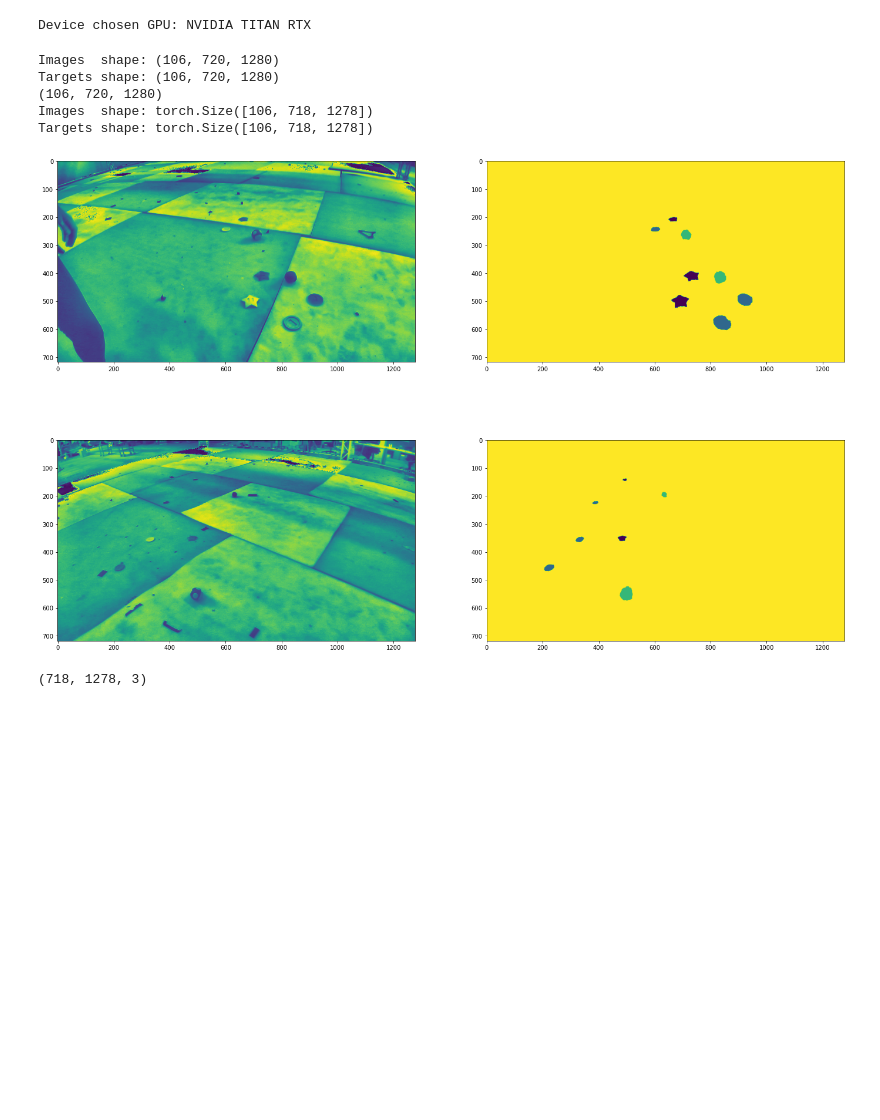
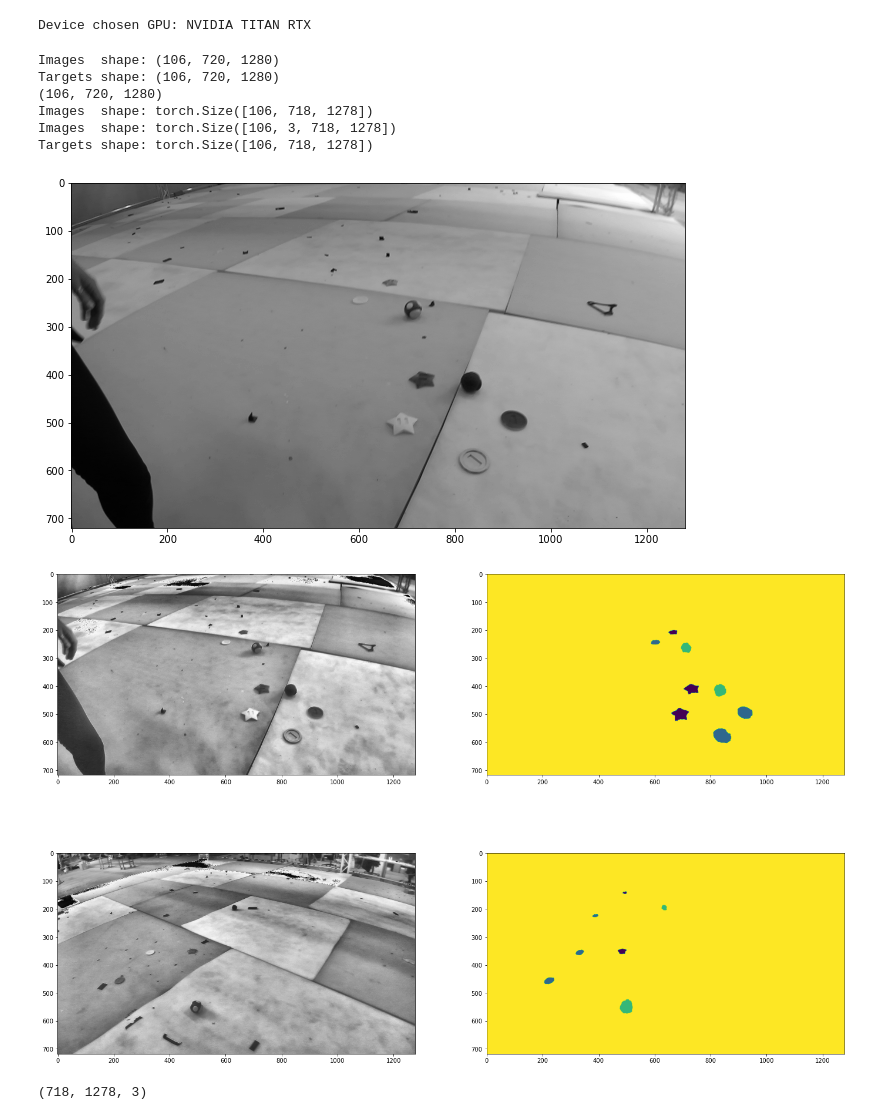
Before and after one commit to KJK-group/UOE-Computer-Vision, a Jupyter notebook: amr_sheet04.ipynb, the cells around one changed output. Cells and saved outputs as stored; diff of their text form; code cells hidden in the pictures; blank space fills up the shorter version.

Commit message:
feat(project_sheet04): Created own dataset and successfully training it

```diff
--- a/amr_sheet04.ipynb
+++ b/amr_sheet04.ipynb
@@ -77,8 +80,8 @@ def clahe(img):
     return image_clahe
 
 #dataset_images  = np.array([np.array(transform(outline(np.array(PIL.Image.open(filename).convert('RGB'))))) for filename in file_list_images])#.permute(0,3,1,2)
-dataset_images  = np.array([np.array(clahe(np.array(PIL.Image.open(filename).convert('RGB')))) for filename in file_list_images])#.permute(0,3,1,2)
-dataset_targets = np.array([np.array(PIL.Image.open(filename))[:,:,0] for filename in file_list_targets])#.permute(0,3,1,2)
+dataset_images  = np.array([np.array(clahe(np.array(Image.open(filename).convert('RGB')))) for filename in file_list_images])#.permute(0,3,1,2)
+dataset_targets = np.array([np.array(Image.open(filename))[:,:,0] for filename in file_list_targets])#.permute(0,3,1,2)
 
 print("Images  shape:", dataset_images.shape)
 print("Targets shape:", dataset_targets.shape)
@@ -88,6 +91,11 @@ print("Targets shape:", dataset_targets.shape)
 print(dataset_images.shape)
 dataset_images  = torch.tensor(dataset_images[:,1:-1,1:-1], device=device)#.permute(0,3,1,2) # [:,1:-1,1:-1,0:3] ignores edge pixels on all sides of the image, and 0:3 ignores the alpha value
 dataset_targets = torch.tensor(dataset_targets[:,1:-1,1:-1], device=device)
+
+print("Images  shape:", dataset_images.shape)
+dataset_images.unsqueeze_(dim=3)
+dataset_images = dataset_images.repeat(1, 1, 1, 3) # Has shape [106, 718, 1278, 3]
+dataset_images = dataset_images.permute(0, 3, 1, 2)
 print("Images  shape:", dataset_images.shape)
 print("Targets shape:", dataset_targets.shape)
 with torch.no_grad():
@@ -117,43 +125,50 @@ with torch.no_grad():
     # ax[1][0].imshow(dataset_images[83])
     # ax[1][1].imshow(dataset_targets[83])
 
+    plt.figure(figsize=(11, 7))
+    plt.imshow(ImageOps.grayscale(Image.open(file_list_images[0])), cmap='gray')
+
+
     '''Plot from dataset - GPU'''
     fig, ax = plt.subplots(nrows=2,ncols=2, figsize=(24, 16))
-    ax[0][0].imshow(np.uint(dataset_images[0].to('cpu')))#.permute(1,2,0)))
+    # ax[0][0].imshow(np.uint(dataset_images[0].to('cpu')))#.permute(1,2,0)))
+    ax[0][0].imshow(dataset_images[0].to('cpu').permute(1,2,0))
     ax[0][1].imshow(dataset_targets[0].to('cpu'))
-    ax[1][0].imshow(np.uint(dataset_images[83].to('cpu')))#.permute(1,2,0))) #.permute(1,2,0)
+    ax[1][0].imshow(dataset_images[83].to('cpu').permute(1,2,0)) #.permute(1,2,0)
     ax[1][1].imshow(dataset_targets[83].to('cpu'))
 
     #'''Plot from dataloader''';
     # plot_img, plot_target = iter(train_loader).next()
     # plot_img = plot_img[0]
     # plot_target = plot_target[0]
     # fig, ax = plt.subplots(ncols=2, figsize=(24, 16))
     # ax[0].imshow(np.array(plot_img.to('cpu')).transpose(1,2,0)) # transpose(1,2,0) changes the order of the dimensions
     # ax[1].imshow(np.array(plot_target.to('cpu')))
 
     #image = np.uint8(dataset_images[0].to('cpu').numpy().transpose(1,2,0))
     # image = np.array(PIL.Image.open(file_list_images[0]).convert('RGB'))
     # print('shape after', image.shape)
     # grey = cv.cvtColor(image, cv.COLOR_RGB2GRAY)
     # line = cv.Canny(grey ,50,180,apertureSize = 3)
     # kernel = np.ones((2,2), np.uint8)
     # line_dilated = cv.dilate(line, kernel)
     # outline_coords = np.where(line_dilated > 0)
     # image_outlined = image.copy()
     # image_outlined[outline_coords] = 2
     # fig, ax = plt.subplots(ncols=4, nrows=1, figsize=(48, 32))
     # ax[0].imshow(image)
     # ax[1].imshow(line)
     # ax[2].imshow(line_dilated) # .convert('RGB')
     # ax[3].imshow(image_outlined)
 # %% [output]
 Images  shape: (106, 720, 1280)
 Targets shape: (106, 720, 1280)
 (106, 720, 1280)
 Images  shape: torch.Size([106, 718, 1278])
+Images  shape: torch.Size([106, 3, 718, 1278])
 Targets shape: torch.Size([106, 718, 1278])
-[figure, old version]
+[figure, new version]
+[figure, added]
 # %%
 print(image.shape)
 plt.hist(image[:,:,0])
```
Also changed, not shown: parts of 2 cells of this notebook, 15 other files.
